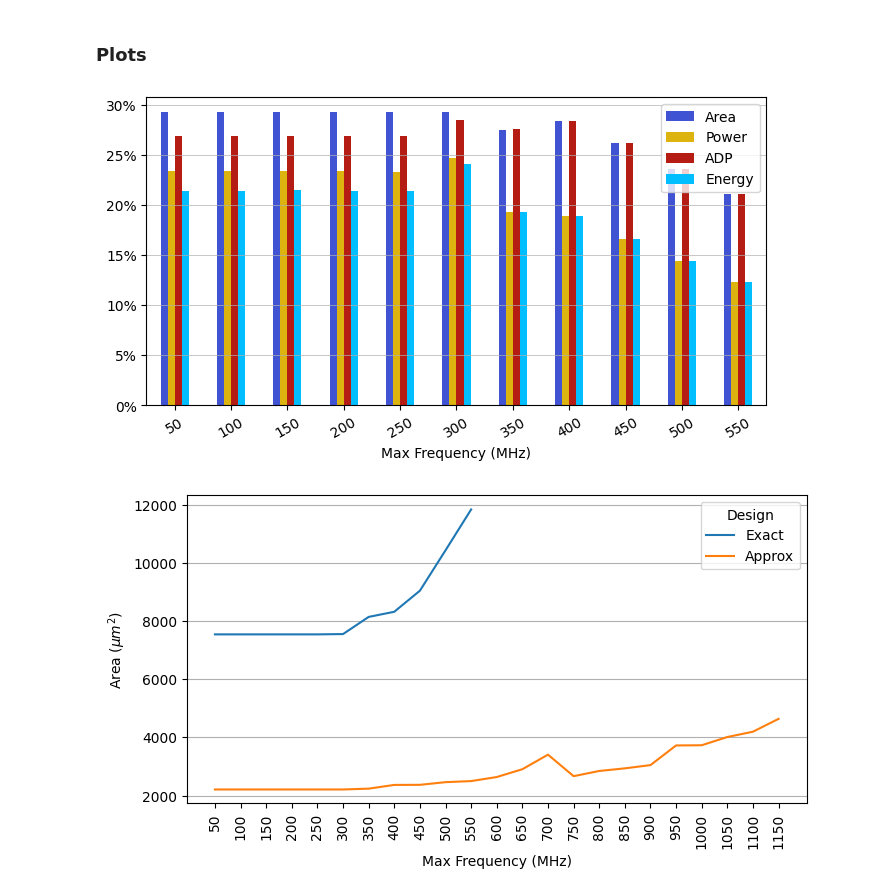
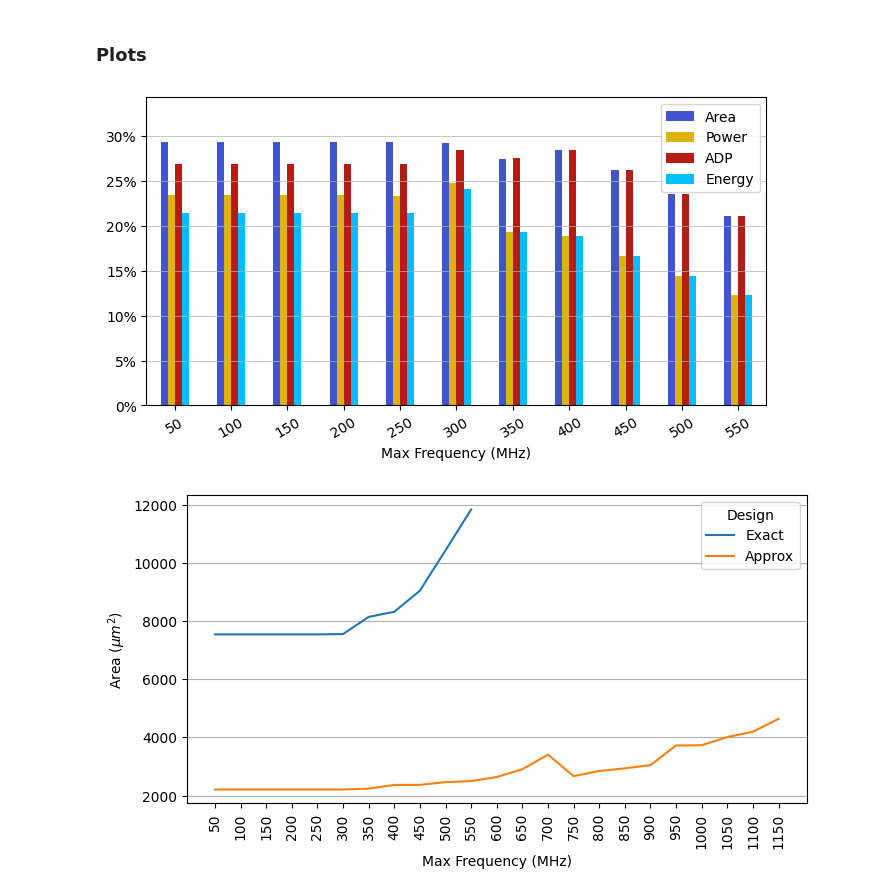
Before and after one commit to RaulMurillo/CoNGA_23, a Jupyter notebook: vhdl/plot_graphs.ipynb, the cells around one changed output. Saved outputs shown, nothing was run; the diff lists cells and outputs as text; code cells hidden in the pictures.

Commit message:
Figures generation

```diff
--- a/vhdl/plot_graphs.ipynb
+++ b/vhdl/plot_graphs.ipynb
@@ -108,30 +108,31 @@ gain_df.columns = [
 # %%
 colors = ['#4053D3', '#DDB310', '#B51D14', '#00BEFF', '#FB49B0', '#00B25D']
 # colors = ['#ebac23', '#b80058', '#008cf9', '#006e00', '#00bbad', '#d163e6', '#b24502', '#ff9287', '#5954d6', '#00c6f8', '#878500', '#00a76c', '#bdbdbd']
 
 
 # ax = (100-(1/gain_df)*100).plot.bar(
 ax = (gain_df).plot.bar(
     rot=30,
     color=colors,
     figsize=(8,4)
 )
 ax.yaxis.set_major_formatter(mtick.PercentFormatter(decimals=0))
-# plt.ylim(60, 100)
+# ax.yaxis.set_major_formatter(mtick.FormatStrFormatter('%dx'))
+plt.ylim(0, 34.3)
 
 # ax.set_yticks(range(70, 115+1, 5))
 
 # plt.hlines(y=100, xmin=-100, xmax=100, linewidth=0.75, color='gray')
-# plt.legend(loc='upper center', ncol=1, bbox_to_anchor=(1.12, 1))
-# plt.legend(loc='center')
+# plt.legend(loc='upper center', ncol=1, bbox_to_anchor=(1.1, 1))
+plt.legend(loc='upper right')
 # plt.title('Hardware requirements of HUB Posit adder with respect to standard adder')
 plt.xlabel('Max Frequency (MHz)')
 plt.grid(True, axis='y', linewidth=0.5)
 
 plt.savefig('figs/mult_rate.pdf', bbox_inches="tight")
 plt.show()
 # %% [output]
-[figure, old version]
+[figure, new version]
 # %%
 ax1 = area_df.plot.line(
 	y="Area",
```
Also changed, not shown: 19 other files.
